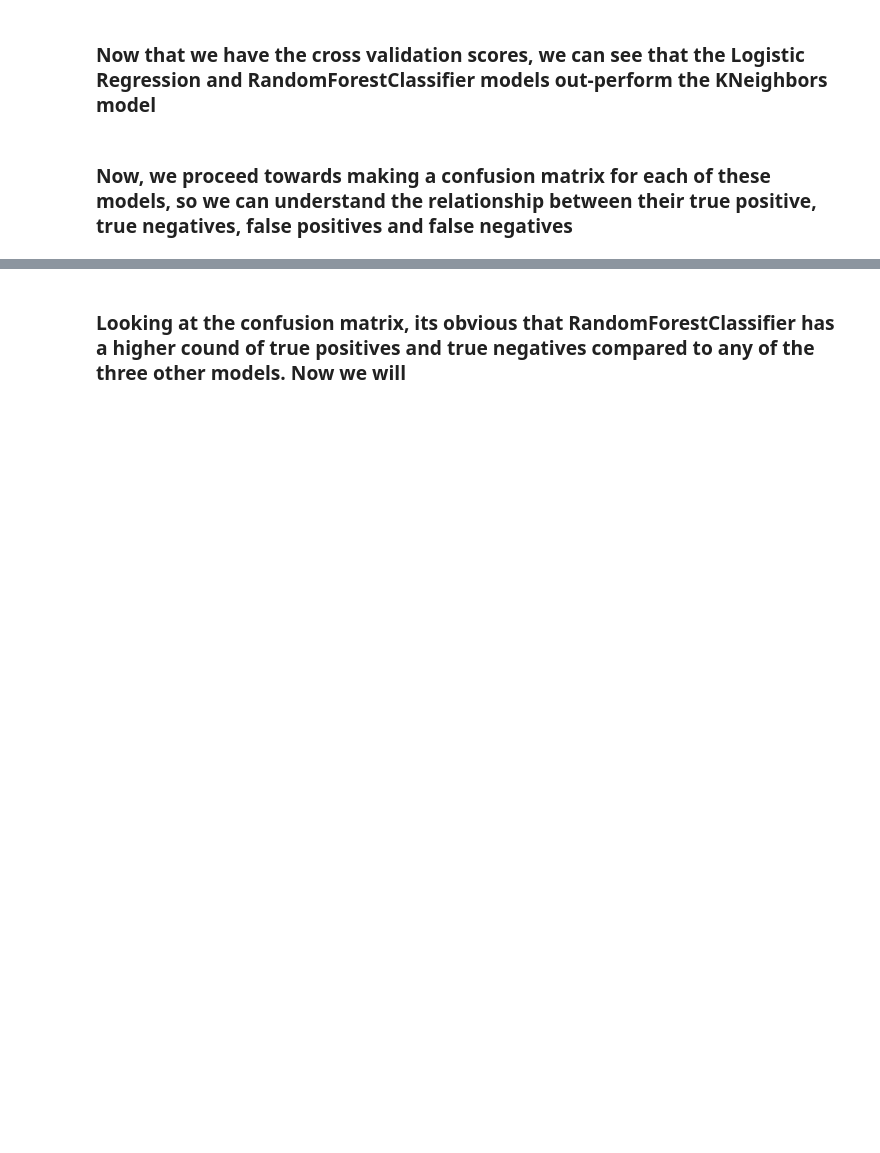
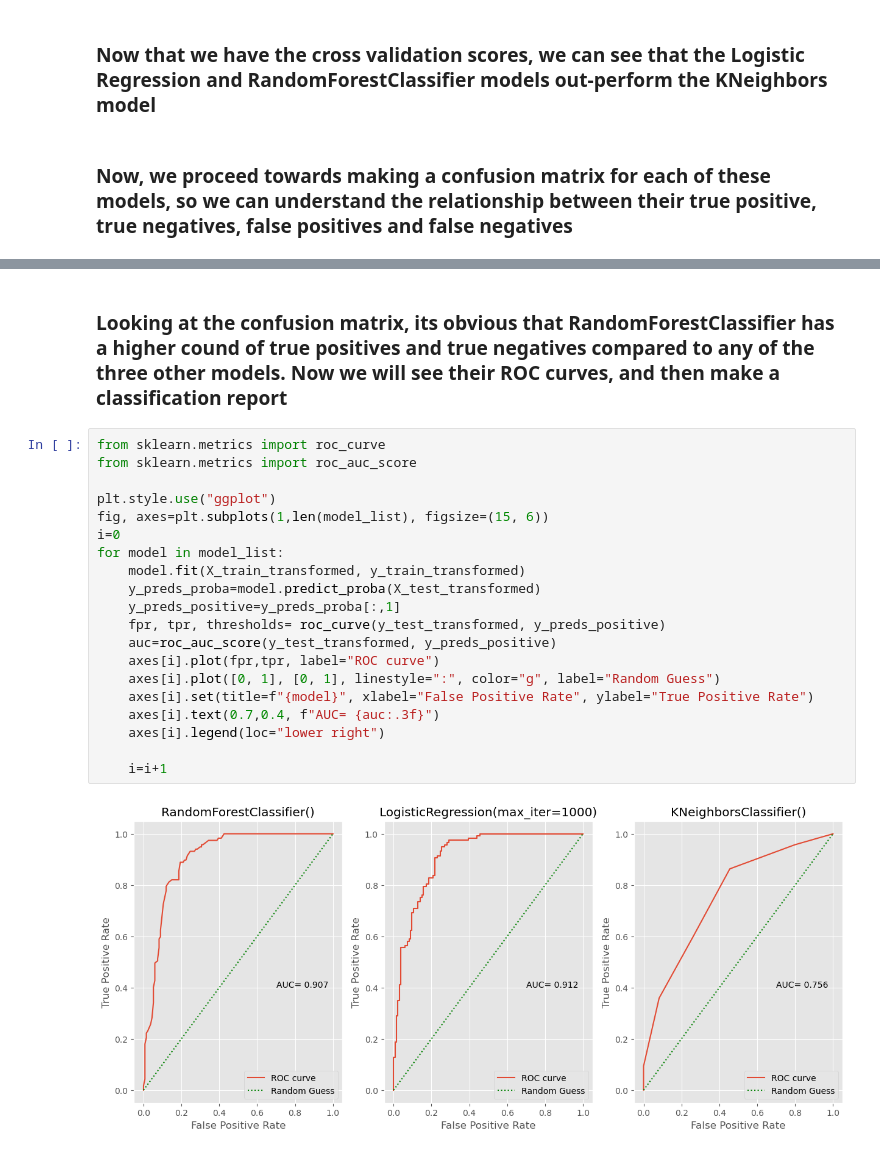
Before and after one commit to aayushsingh12/mental-health-in-tech-prediction, a Jupyter notebook: 02_model_building.ipynb, the cells around one changed output, grey strips where cells are left out. Saved outputs shown, nothing was run; the diff lists cells and outputs as text; blank space fills up the shorter version.

Commit message:
Trained Model

```diff
--- a/02_model_building.ipynb
+++ b/02_model_building.ipynb
@@ -132,2 +132,24 @@ for model in model_list:
 # %% [markdown]
-### Looking at the confusion matrix, its obvious that RandomForestClassifier has a higher cound of true positives and true negatives compared to any of the three other models. Now we will
+### Looking at the confusion matrix, its obvious that RandomForestClassifier has a higher cound of true positives and true negatives compared to any of the three other models. Now we will see their ROC curves, and then make a classification report
+# %%
+from sklearn.metrics import roc_curve
+from sklearn.metrics import roc_auc_score
+
+plt.style.use("ggplot")
+fig, axes=plt.subplots(1,len(model_list), figsize=(15, 6))
+i=0
+for model in model_list:
+    model.fit(X_train_transformed, y_train_transformed)
+    y_preds_proba=model.predict_proba(X_test_transformed)
+    y_preds_positive=y_preds_proba[:,1]
+    fpr, tpr, thresholds= roc_curve(y_test_transformed, y_preds_positive)
+    auc=roc_auc_score(y_test_transformed, y_preds_positive)
+    axes[i].plot(fpr,tpr, label="ROC curve")
+    axes[i].plot([0, 1], [0, 1], linestyle=":", color="g", label="Random Guess")
+    axes[i].set(title=f"{model}", xlabel="False Positive Rate", ylabel="True Positive Rate")
+    axes[i].text(0.7,0.4, f"AUC= {auc:.3f}")
+    axes[i].legend(loc="lower right")
+
+    i=i+1
+# %% [output]
+[figure, added]
```
Also changed, not shown: parts of 8 cells of this notebook, 1 other file.
